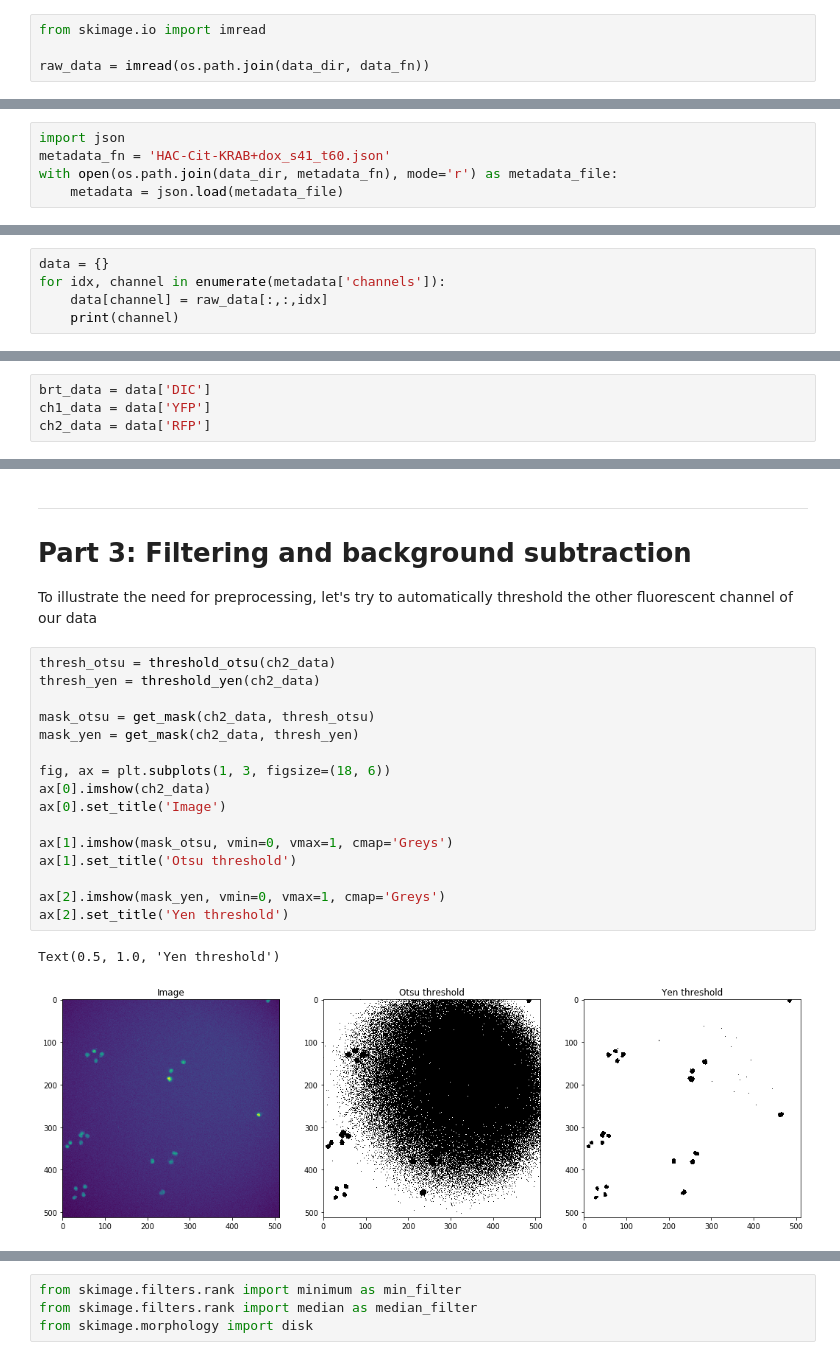
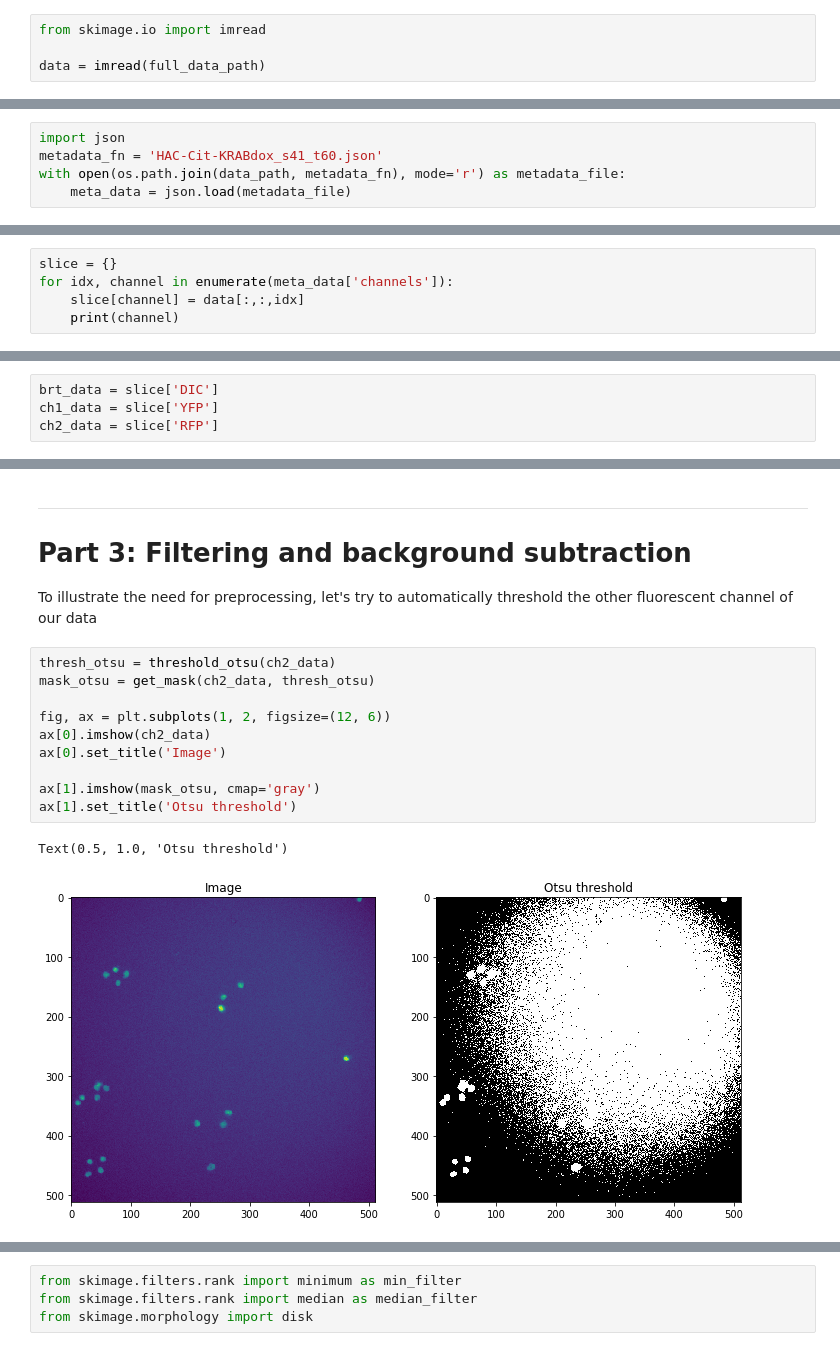
Before and after one commit to DataLucence/StanfordBIOS254-2019, a Jupyter notebook: Code/Lesson2_Preprocessing.ipynb, the cells around one changed output, grey strips where cells are left out. Drawn from its saved outputs; the diff is of its cells as text.

Commit message:
Update L2 code, blank and data

```diff
--- a/Code/Lesson2_Preprocessing.ipynb
+++ b/Code/Lesson2_Preprocessing.ipynb
@@ -48,4 +53,4 @@ print(dir_contents)
 # %%
 from skimage.io import imread
 
-raw_data = imread(os.path.join(data_dir, data_fn))
+data = imread(full_data_path)
@@ -61,8 +64,8 @@ raw_data.shape
 Load the metadata, which is in JSON format
 # %%
 import json
-metadata_fn = 'HAC-Cit-KRAB+dox_s41_t60.json'
-with open(os.path.join(data_dir, metadata_fn), mode='r') as metadata_file:
-    metadata = json.load(metadata_file)
+metadata_fn = 'HAC-Cit-KRABdox_s41_t60.json'
+with open(os.path.join(data_path, metadata_fn), mode='r') as metadata_file:
+    meta_data = json.load(metadata_file)
 # %% [markdown]
 Take a look at the metadata dictionary
@@ -79,9 +81,9 @@ condition: ['+dox']
 # %% [markdown]
 Let's re-label the slices with names, instead of numbers.
 # %%
-data = {}
-for idx, channel in enumerate(metadata['channels']):
-    data[channel] = raw_data[:,:,idx]
+slice = {}
+for idx, channel in enumerate(meta_data['channels']):
+    slice[channel] = data[:,:,idx]
     print(channel)
 # %% [output]
 DIC
@@ -106,9 +108,9 @@ Suppose we want to automatically select regions of interest (ROIs) from these im
 To illustrate, we will focus on the YFP channel.
 Let's first split up our channels into descriptive variable names...
 # %%
-brt_data = data['DIC']
-ch1_data = data['YFP']
-ch2_data = data['RFP']
+brt_data = slice['DIC']
+ch1_data = slice['YFP']
+ch2_data = slice['RFP']
 # %% [markdown]
 ### Part 2a) Global thresholding and masking
 # %% [markdown]
@@ -200,21 +221,15 @@ Text(0.5, 1.0, 'Yen threshold')
 To illustrate the need for preprocessing, let's try to automatically threshold the other fluorescent channel of our data
 # %%
 thresh_otsu = threshold_otsu(ch2_data)
-thresh_yen = threshold_yen(ch2_data)
+mask_otsu = get_mask(ch2_data, thresh_otsu)
 
-mask_otsu = get_mask(ch2_data, thresh_otsu)
-mask_yen = get_mask(ch2_data, thresh_yen)
-
-fig, ax = plt.subplots(1, 3, figsize=(18, 6))
+fig, ax = plt.subplots(1, 2, figsize=(12, 6))
 ax[0].imshow(ch2_data)
 ax[0].set_title('Image')
 
-ax[1].imshow(mask_otsu, vmin=0, vmax=1, cmap='Greys')
+ax[1].imshow(mask_otsu, cmap='gray')
 ax[1].set_title('Otsu threshold')
-
-ax[2].imshow(mask_yen, vmin=0, vmax=1, cmap='Greys')
-ax[2].set_title('Yen threshold')
 # %% [output]
-Text(0.5, 1.0, 'Yen threshold')
+Text(0.5, 1.0, 'Otsu threshold')
-[figure, old version]
+[figure, new version]
 # %% [markdown]
```
Also changed, not shown: parts of 55 cells of this notebook, 3 other files.
